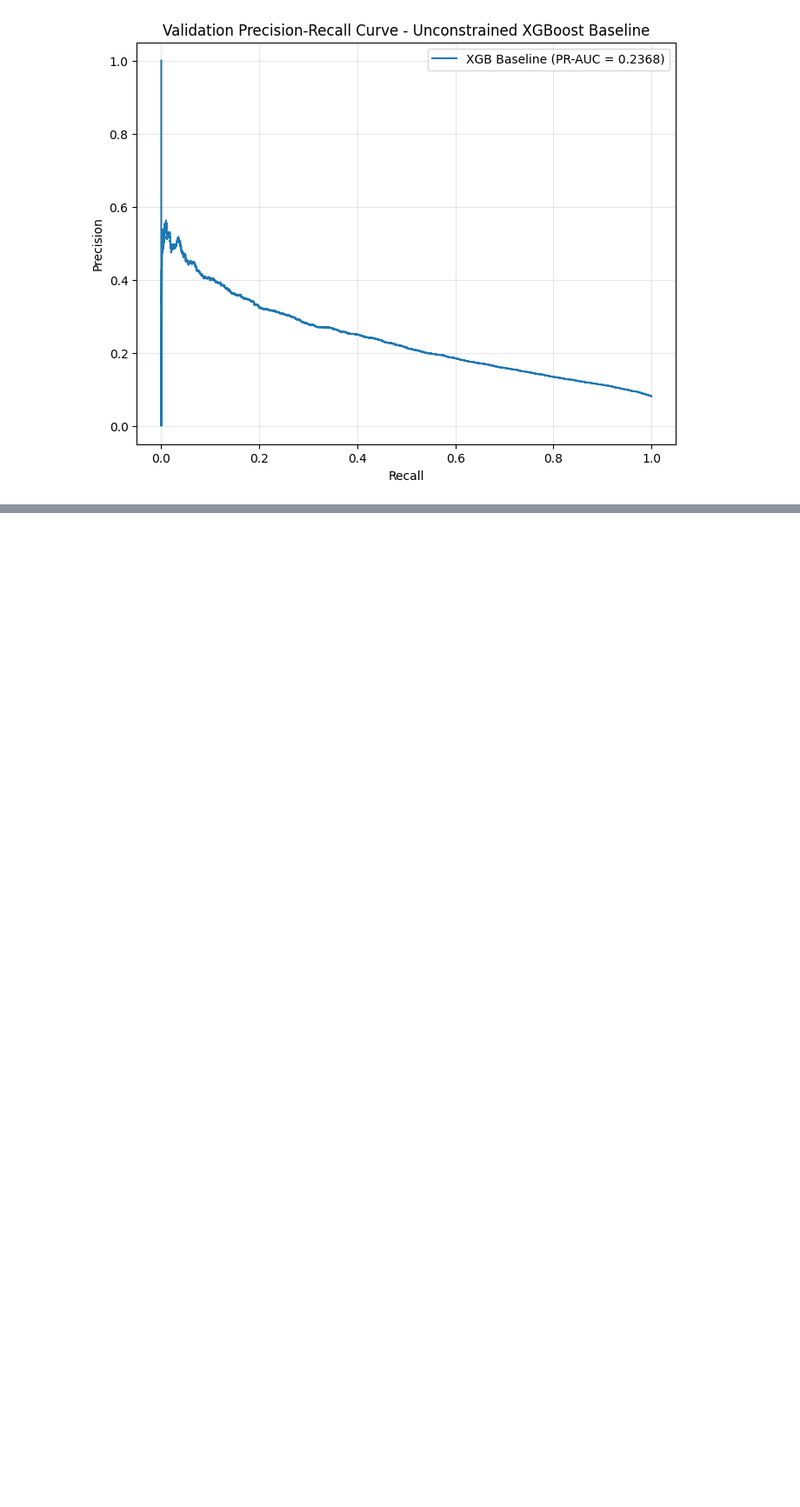
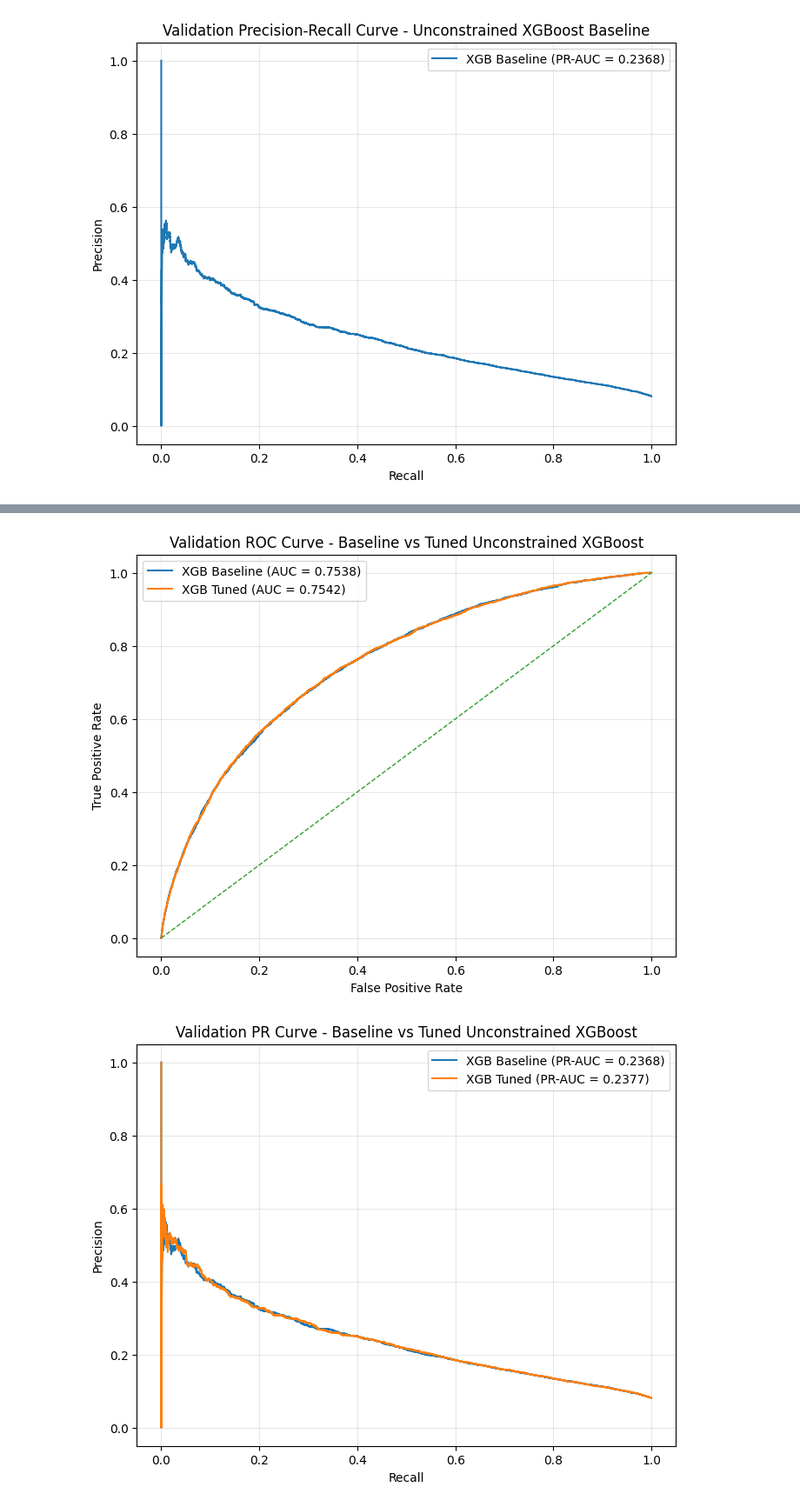
Before and after one commit to jlsampedromazon/credit-risk-model-constraint-eval, a Jupyter notebook: scripts/xgboost_models.ipynb, the cells around one changed output, grey strips where cells are left out. Shown at 87% size. Cells and saved outputs as stored; diff of their text form; code cells hidden in the pictures; blank space fills up the shorter version.

Commit message:
complete hyperparameter tuning, optimal unconstrained model selection and evaluation, store results locally (#11)

```diff
--- a/scripts/xgboost_models.ipynb
+++ b/scripts/xgboost_models.ipynb
@@ -484,0 +722,20 @@ plot_pr_curves(
+# %%
+# Evaluate tuned unconstrained model on validation for comparison against  original unconstrained baseline
+tuned_val_result = evaluate_binary_model(
+    model=best_xgb_unconstrained,
+    X=X_val_ready,
+    y=y_val,
+    split_name="validation",
+    model_name="xgb_unconstrained_tuned"
+)
+
+# Store validation predicted probabilities for comparison plots
+tuned_val_prob = best_xgb_unconstrained.predict_proba(X_val_ready)[:, 1]
+
+# Build a validation-only comparison table
+validation_compare_df = pd.DataFrame([
+    baseline_val_result,
+    tuned_val_result
+])
+
+validation_compare_df
@@ -484,0 +770,22 @@ plot_pr_curves(
+# %%
+
+# Validation comparison plots: ROC & PR for baseline vs tuned unconstrained XGBoost
+
+plot_roc_curves(
+    curves_dict={
+        "XGB Baseline": (y_val, baseline_val_prob),
+        "XGB Tuned": (y_val, tuned_val_prob)
+    },
+    title="Validation ROC Curve - Baseline vs Tuned Unconstrained XGBoost"
+)
+
+plot_pr_curves(
+    curves_dict={
+        "XGB Baseline": (y_val, baseline_val_prob),
+        "XGB Tuned": (y_val, tuned_val_prob)
+    },
+    title="Validation PR Curve - Baseline vs Tuned Unconstrained XGBoost"
+)
+# %% [output]
+[figure, added]
+[figure, added]
```
Also changed, not shown: parts of 21 cells of this notebook, 1 other file.
